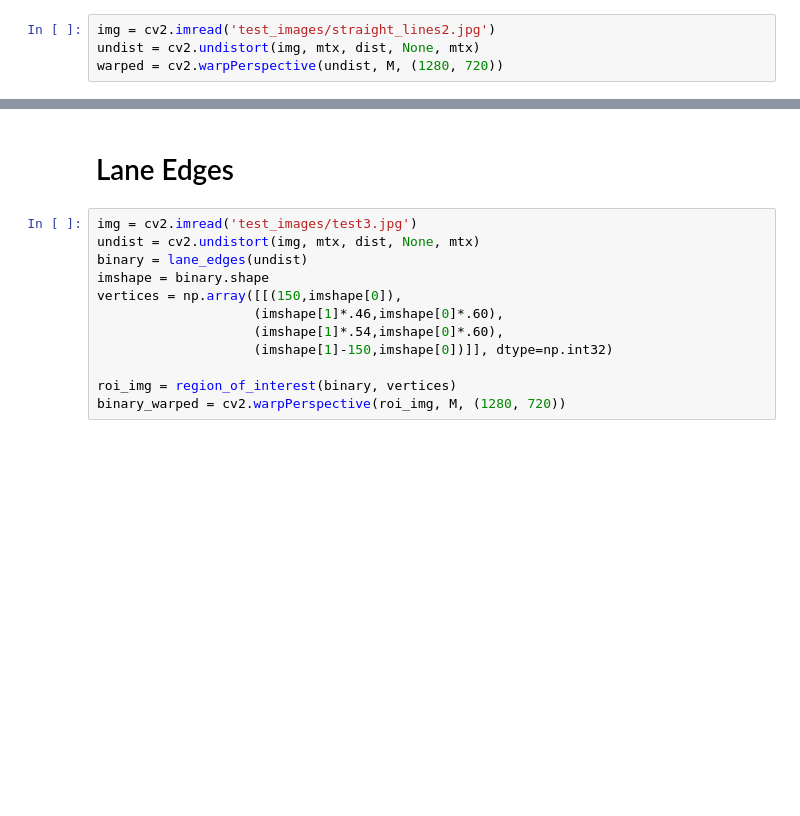
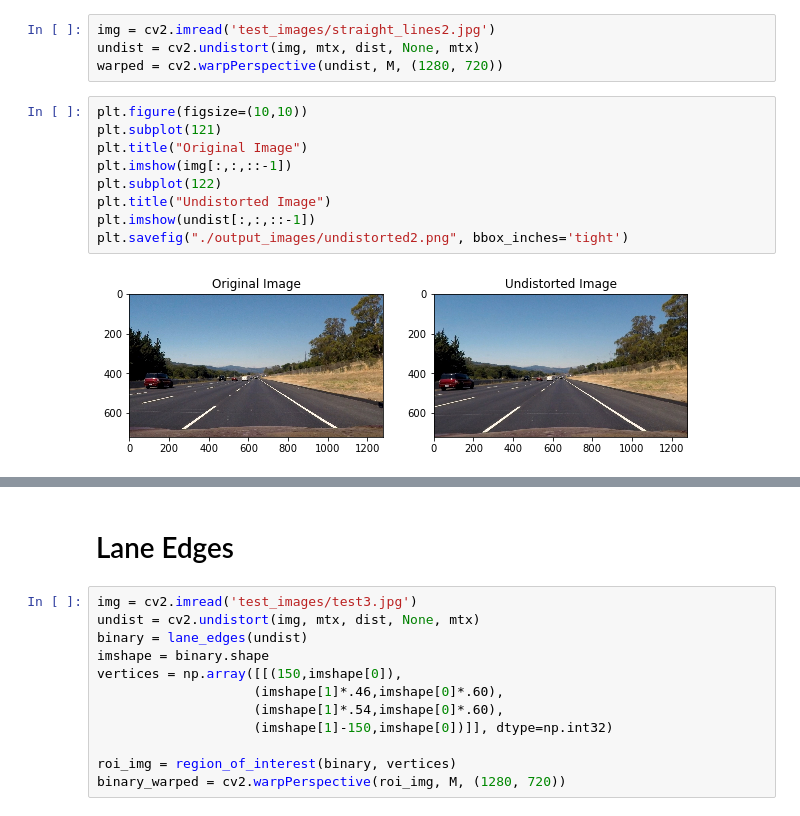
Before and after one commit to rknuffman/CarND-Advanced-Lane-Lines, a Jupyter notebook: Pipeline.ipynb, the cells around one changed output, grey strips where cells are left out. Drawn from its saved outputs; the diff is of its cells as text; blank space fills up the shorter version.

```diff
--- a/Pipeline.ipynb
+++ b/Pipeline.ipynb
@@ -42,6 +40,17 @@ Minv = cv2.getPerspectiveTransform(dst, pts)
 img = cv2.imread('test_images/straight_lines2.jpg')
 undist = cv2.undistort(img, mtx, dist, None, mtx)
 warped = cv2.warpPerspective(undist, M, (1280, 720))
+# %%
+plt.figure(figsize=(10,10))
+plt.subplot(121)
+plt.title("Original Image")
+plt.imshow(img[:,:,::-1])
+plt.subplot(122)
+plt.title("Undistorted Image")
+plt.imshow(undist[:,:,::-1])
+plt.savefig("./output_images/undistorted2.png", bbox_inches='tight')
+# %% [output]
+[figure, added]
 # %%
 # _ = cv2.line(undist,(240,675),(550,475),(0,0,255),2)
 # _ = cv2.line(undist,(550,475),(740,475),(0,0,255),2)
```
Also changed, not shown: parts of 5 cells of this notebook, 1 other file.
